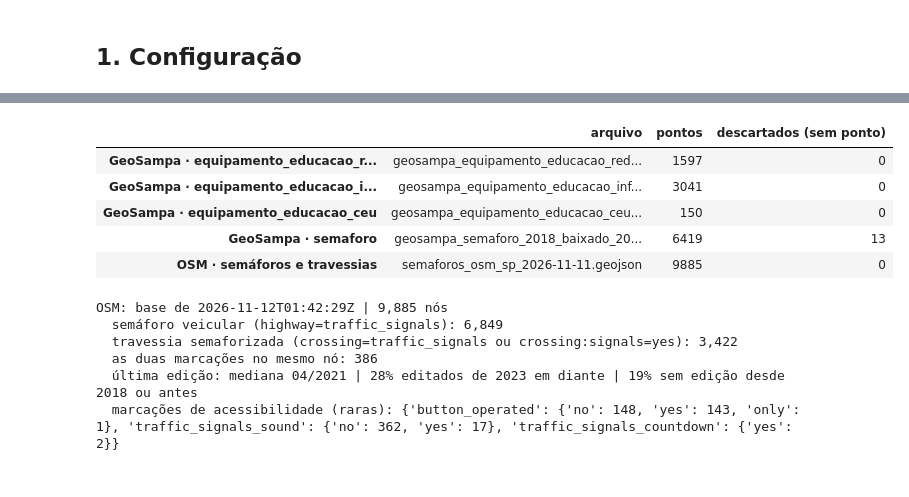
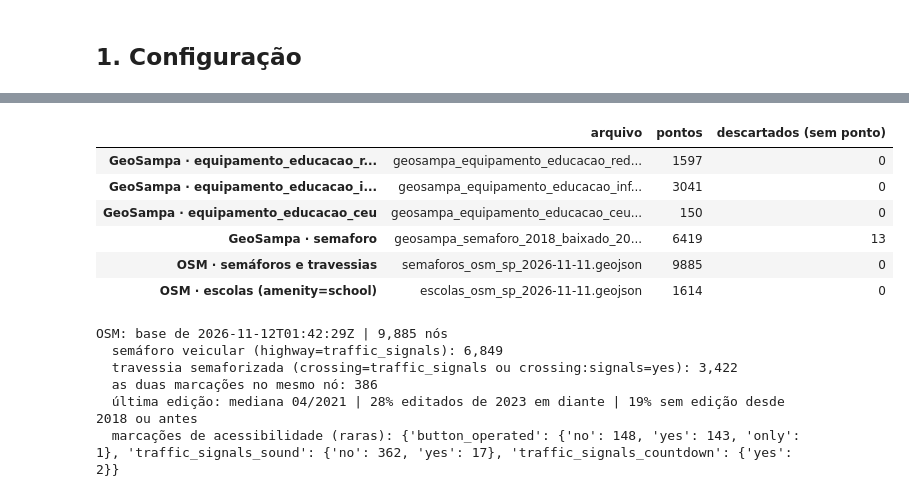
Before and after one commit to tamiresvferreira/betterway, a Jupyter notebook: 1TIAO/GLOBAL-SOLUTION-2/src/estudo_b_risco_vida/04_entorno_pontos_criticos.ipynb, the cells around one changed output, grey strips where cells are left out. Drawn from its saved outputs; the diff is of its cells as text; code cells hidden in the pictures.

```diff
--- a/1TIAO/GLOBAL-SOLUTION-2/src/estudo_b_risco_vida/04_entorno_pontos_criticos.ipynb
+++ b/1TIAO/GLOBAL-SOLUTION-2/src/estudo_b_risco_vida/04_entorno_pontos_criticos.ipynb
@@ -143,37 +148,76 @@ def camada_osm() -> Path:
         except Exception as e:
             print("Overpass falhou em", url, "→", e)
     else:
         raise RuntimeError("Overpass indisponível nos dois servidores")
     d = json.loads(bruto.read_text(encoding="utf-8")); bruto.unlink()
     feats = [{"type": "Feature", "geometry": {"type": "Point", "coordinates": [el["lon"], el["lat"]]},
               "properties": {"osm_id": el["id"], "timestamp": el.get("timestamp"), "version": el.get("version"),
                              **{k.replace(":", "_"): el.get("tags", {}).get(k) for k in
                                 ["highway", "crossing", "crossing:signals", "button_operated",
                                  "traffic_signals:sound", "traffic_signals:countdown"]}}}
              for el in d["elements"] if el.get("type") == "node"]
     arq = RAW_OSM / f"semaforos_osm_sp_{HOJE}.geojson"
     arq.write_text(json.dumps({"type": "FeatureCollection", "features": feats,
                                "metadata": {"fonte": "OpenStreetMap via Overpass API (ODbL)", "query": QUERY,
                                             "osm_base": d.get("osm3s", {}).get("timestamp_osm_base"),
                                             "baixado_em": HOJE}}, ensure_ascii=False), encoding="utf-8")
     return arq
 
+QUERY_ESCOLAS = """[out:json][timeout:600];
+area["boundary"="administrative"]["admin_level"="8"]["wikidata"="Q174"]->.sp;
+nwr["amenity"="school"](area.sp);
+out center meta;"""
+
+def camada_osm_escolas() -> Path:
+    existentes = sorted(RAW_OSM.glob("escolas_osm_sp_*.geojson"))
+    if existentes:
+        return existentes[-1]
+    for url in OVERPASS:
+        try:
+            bruto = RAW_OSM / "_overpass_escolas.json"
+            baixar(url, bruto, urllib.parse.urlencode({"data": QUERY_ESCOLAS}).encode(), timeout=700)
+            break
+        except Exception as e:
+            print("Overpass falhou em", url, "→", e)
+    else:
+        raise RuntimeError("Overpass indisponível nos dois servidores")
+    d = json.loads(bruto.read_text(encoding="utf-8")); bruto.unlink()
+    feats = []
+    for el in d["elements"]:
+        pos = (el["lat"], el["lon"]) if el["type"] == "node" else (el["center"]["lat"], el["center"]["lon"]) if "center" in el else None
+        if pos:
+            t = el.get("tags", {})
+            feats.append({"type": "Feature", "geometry": {"type": "Point", "coordinates": [pos[1], pos[0]]},
+                          "properties": {"osm_type": el["type"], "osm_id": el["id"], "timestamp": el.get("timestamp"),
+                                         "name": t.get("name"), "operator": t.get("operator"),
+                                         "operator_type": t.get("operator:type"), "isced_level": t.get("isced:level"),
+                                         "school_br": t.get("school:BR") or t.get("school")}})
+    arq = RAW_OSM / f"escolas_osm_sp_{HOJE}.geojson"
+    arq.write_text(json.dumps({"type": "FeatureCollection", "features": feats,
+                               "metadata": {"fonte": "OpenStreetMap via Overpass API (ODbL)", "query": QUERY_ESCOLAS,
+                                            "osm_base": d.get("osm3s", {}).get("timestamp_osm_base"),
+                                            "baixado_em": HOJE}}, ensure_ascii=False), encoding="utf-8")
+    return arq
+
 osm = ler_pontos(camada_osm())
+esc_osm = ler_pontos(camada_osm_escolas())
 osm["e_semaforo"] = osm["highway"].fillna("").str.contains("traffic_signals")
 osm["e_travessia"] = osm["crossing"].eq("traffic_signals") | osm["crossing_signals"].eq("yes")
 osm["ultima_edicao"] = pd.to_datetime(osm["timestamp"])
 
-pd.DataFrame({"arquivo": [d["arquivo"].iloc[0] for d in geo_brutos.values()] + [osm["arquivo"].iloc[0]],
-              "pontos": [len(d) for d in geo_brutos.values()] + [len(osm)],
-              "descartados (sem ponto)": [d.attrs["descartados"] for d in geo_brutos.values()] + [osm.attrs["descartados"]]},
-             index=[f"GeoSampa · {c}" for c in CAMADAS_GEO] + ["OSM · semáforos e travessias"])
+pd.DataFrame({"arquivo": [d["arquivo"].iloc[0] for d in geo_brutos.values()] + [osm["arquivo"].iloc[0], esc_osm["arquivo"].iloc[0]],
+              "pontos": [len(d) for d in geo_brutos.values()] + [len(osm), len(esc_osm)],
+              "descartados (sem ponto)": [d.attrs["descartados"] for d in geo_brutos.values()]
+                                         + [osm.attrs["descartados"], esc_osm.attrs["descartados"]]},
+             index=[f"GeoSampa · {c}" for c in CAMADAS_GEO] + ["OSM · semáforos e travessias", "OSM · escolas (amenity=school)"])
 # %% [output]
 |  | arquivo | pontos | descartados (sem ponto) |
 | GeoSampa · equipamento_educacao_r... | geosampa_equipamento_educacao_red... | 1597 | 0 |
 | GeoSampa · equipamento_educacao_i... | geosampa_equipamento_educacao_inf... | 3041 | 0 |
 | GeoSampa · equipamento_educacao_ceu | geosampa_equipamento_educacao_ceu... | 150 | 0 |
 | GeoSampa · semaforo | geosampa_semaforo_2018_baixado_20... | 6419 | 13 |
 | OSM · semáforos e travessias | semaforos_osm_sp_2026-11-11.geojson | 9885 | 0 |
+| OSM · escolas (amenity=school) | escolas_osm_sp_2026-11-11.geojson | 1614 | 0 |
 # %%
 print(f"OSM: base de {osm.attrs['meta'].get('osm_base')} | {len(osm):,} nós")
 print(f"  semáforo veicular (highway=traffic_signals): {osm['e_semaforo'].sum():,}")
```
Also changed, not shown: parts of 18 cells of this notebook, 4 other files.
